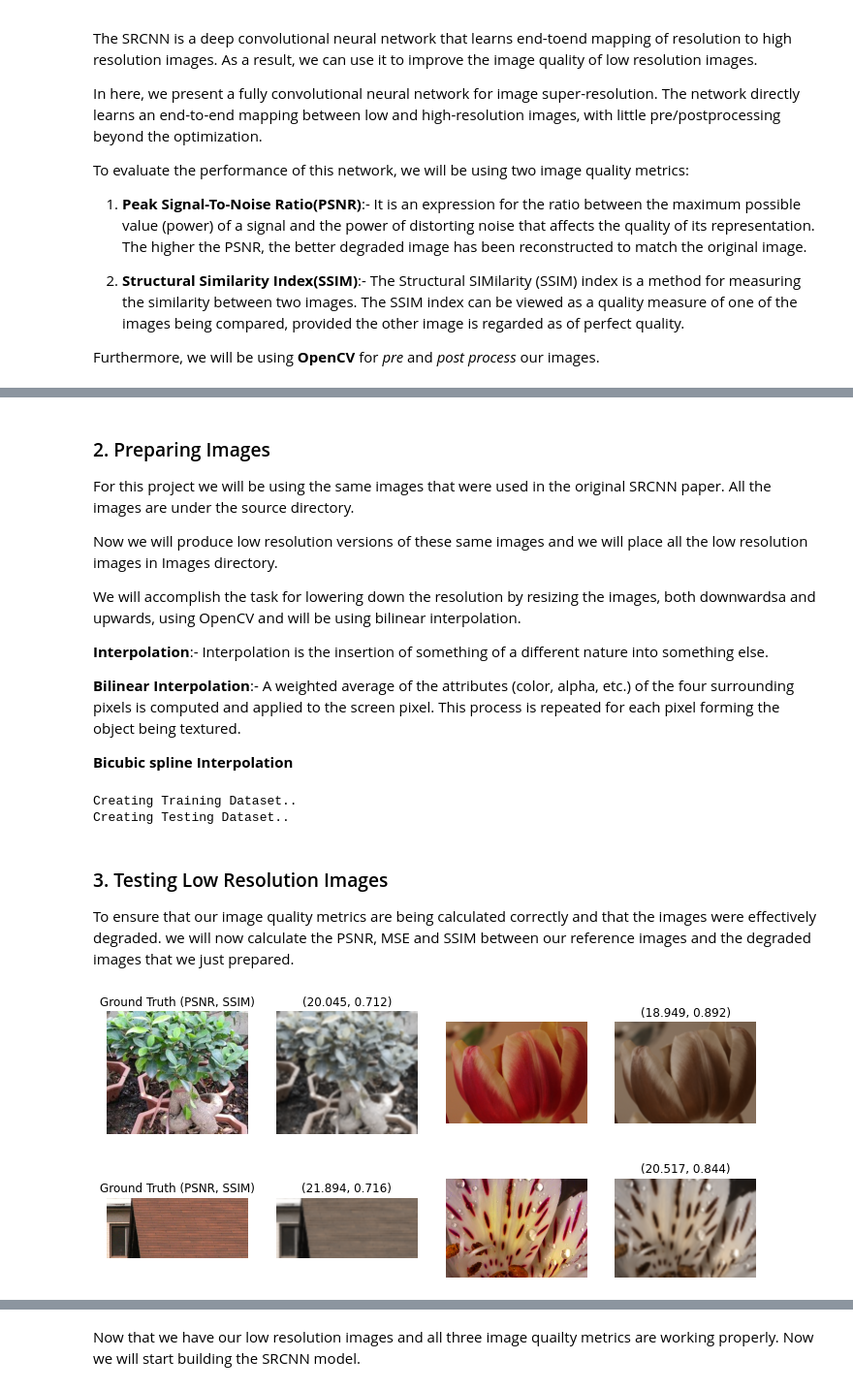
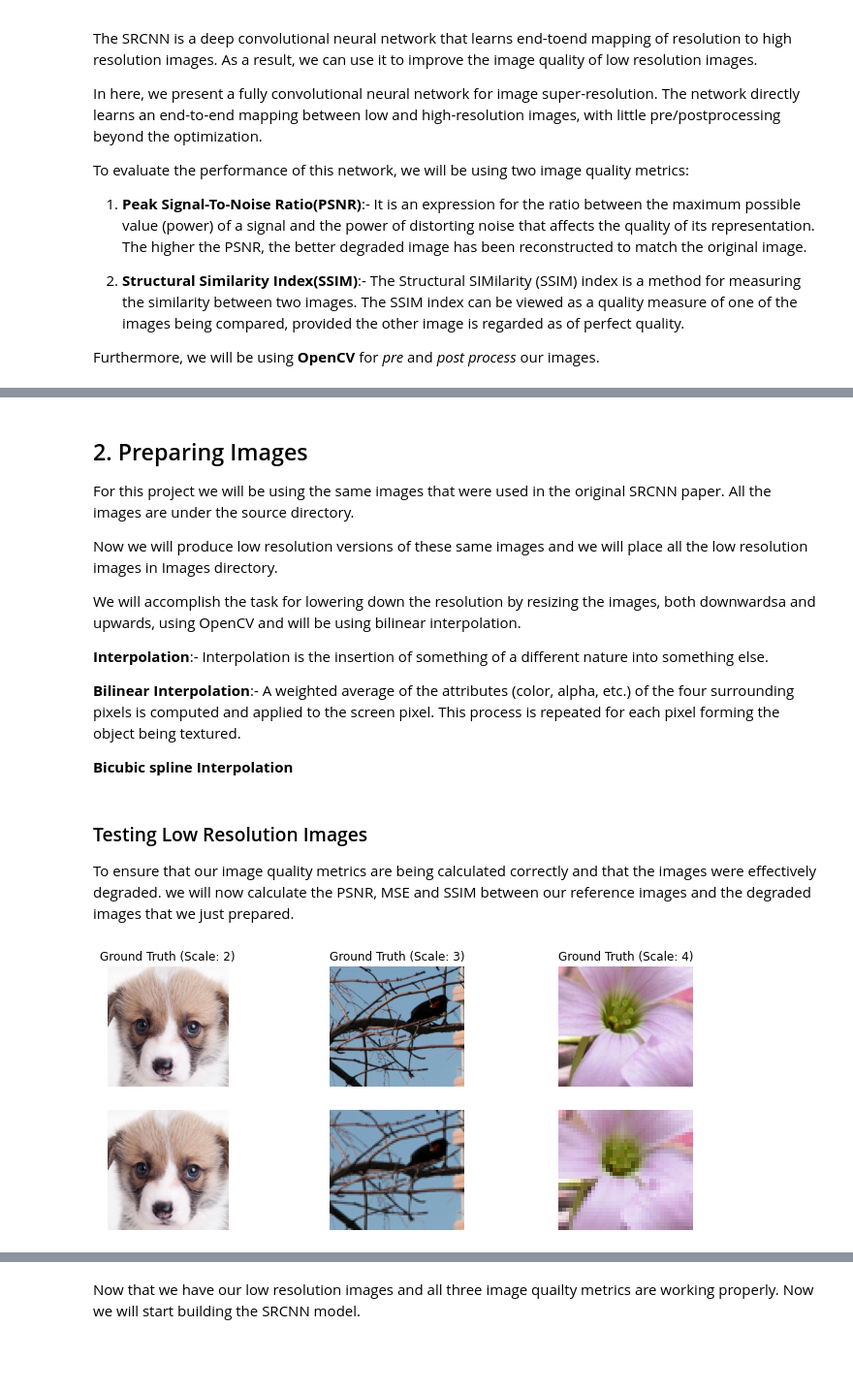
Before and after one commit to jtschwar/SuperResolution_EECS_598_Project, a Jupyter notebook: main.ipynb, the cells around one changed output, grey strips where cells are left out. Shown at 97% size. Saved outputs shown, nothing was run; the diff lists cells and outputs as text; code cells hidden in the pictures; blank space fills up the shorter version.

```diff
--- a/main.ipynb
+++ b/main.ipynb
@@ -50,5 +53,5 @@ import utils
 # %% [markdown]
-### 2. Preparing Images
+## 2. Preparing Images
 
 For this project we will be using the same images that were used in the original SRCNN paper. All the images are under the source directory.
 
@@ -61,50 +64,34 @@ We will accomplish the task for lowering down the resolution by resizing the ima
 **Bilinear Interpolation**:- A weighted average of the attributes (color, alpha, etc.) of the four surrounding pixels is computed and applied to the screen pixel. This process is repeated for each pixel forming the object being textured.
 
 **Bicubic spline Interpolation**
-# %%
-# Prepare Training and Test Images for given scale
-scale = 3
-
-utils.make_data(scale)
-# %% [output]
-Creating Training Dataset..
-Creating Testing Dataset..
 # %% [markdown]
-### 3. Testing Low Resolution Images
+### Testing Low Resolution Images
 
 To ensure that our image quality metrics are being calculated correctly and that the images were effectively degraded. we will now calculate the PSNR, MSE and SSIM between our reference images and the degraded images that we just prepared.
-# %%
-scale = 3
-
-train_folders = ['General100/', 'T91/']
-for i in range(len(train_folders)):
-    fileList = os.listdir('SR_training/'+train_folders[i])
-    randomInd = np.random.randint(0,len(fileList),2)
-    hrIm = np.array(Image.open('SR_training/'+train_folders[i]+fileList[randomInd[0]]).convert('RGB'),dtype=np.float32)
-    hrIm = utils.mod_crop(hrIm,scale)
-    hrIm /= 255
-
-    lrIm = scipy.ndimage.interpolation.zoom(hrIm, (1/scale,1/scale,1),prefilter=False)
-    lrIm = scipy.ndimage.interpolation.zoom(lrIm, (scale,scale,1),prefilter=False)
-
-    psnr = utils.psnr(lrIm, hrIm); ssim = utils.ssim(lrIm, hrIm); mse = utils.mse(lrIm, hrIm)
-
-    fig, (ax1, ax2, ax3, ax4) = plt.subplots(1,4, figsize=(12,5))
-    ax1.imshow(hrIm); ax1.axis('off'); ax1.set_title('Ground Truth (PSNR, SSIM)')
-    ax2.imshow(lrIm); ax2.axis('off'); ax2.set_title('({:.3f}, {:.3f})'.format(psnr,ssim))
-
-    hrIm = np.array(Image.open('SR_training/'+train_folders[i]+fileList[randomInd[1]]).convert('RGB'),dtype=np.float32)
-    hrIm = utils.mod_crop(hrIm,scale)
-    hrIm /= 255
-
-    lrIm = scipy.ndimage.interpolation.zoom(hrIm, (1/scale,1/scale,1),prefilter=False)
-    lrIm = scipy.ndimage.interpolation.zoom(lrIm, (scale,scale,1),prefilter=False)
-
-    psnr = utils.psnr(lrIm, hrIm); ssim = utils.ssim(lrIm, hrIm); mse = utils.mse(lrIm, hrIm)
-
-    ax3.imshow(hrIm); ax3.axis('off');
-    ax4.imshow(lrIm); ax4.axis('off'); ax4.set_title('({:.3f}, {:.3f})'.format(psnr,ssim))
-# %% [output]
-[figure, removed]
-[figure, removed]
+# %%
+scales = [2,3,4]
+train_folders = ['General100/', 'T91/']
+
+fig, axs = plt.subplots(2,3, figsize=(12,5))
+
+axInd = 0
+for scale in scales:
+    randomFolder = np.random.randint(0,2)
+    fileList = os.listdir('SR_training_datasets/'+train_folders[randomFolder])
+    randomInd = np.random.randint(0,len(fileList))
+
+    hrIm = np.array(Image.open('SR_training_datasets/'+train_folders[randomFolder]+fileList[randomInd]).convert('RGB'),dtype=np.float32)
+    hrIm = utils.mod_crop(hrIm,scale)
+    hrIm /= 255
+
+    # Downsample Images by Scale
+    hrIm = Image.fromarray(np.uint8(hrIm*255))
+    lrIm = np.array(utils.downsample_PIL(hrIm,scale,'FSRCNN'),np.float32)/255
+    hrIm = np.array(hrIm,np.float32)/255
+
+    axs[0,axInd].imshow(hrIm); axs[0,axInd].axis('off'); axs[0,axInd].set_title('Ground Truth (Scale: {})'.format(scale))
+    axs[1,axInd].imshow(lrIm); axs[1,axInd].axis('off');
+    axInd += 1
+# %% [output]
+[figure, added]
 # %% [markdown]
```
Also changed, not shown: parts of 24 cells of this notebook, 4 other files.
